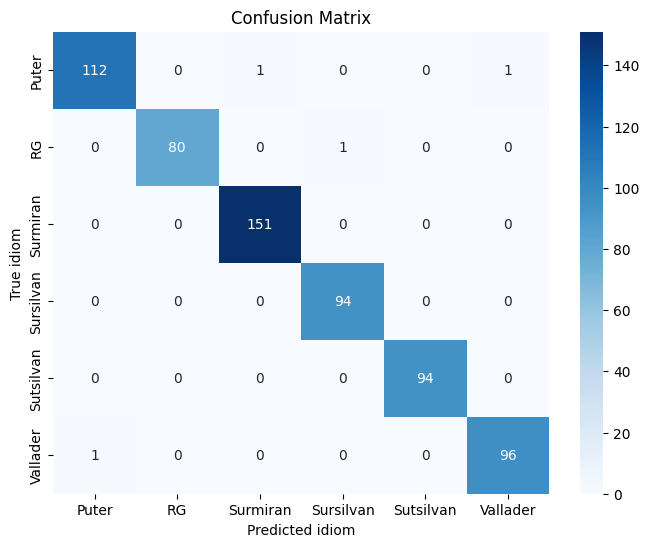
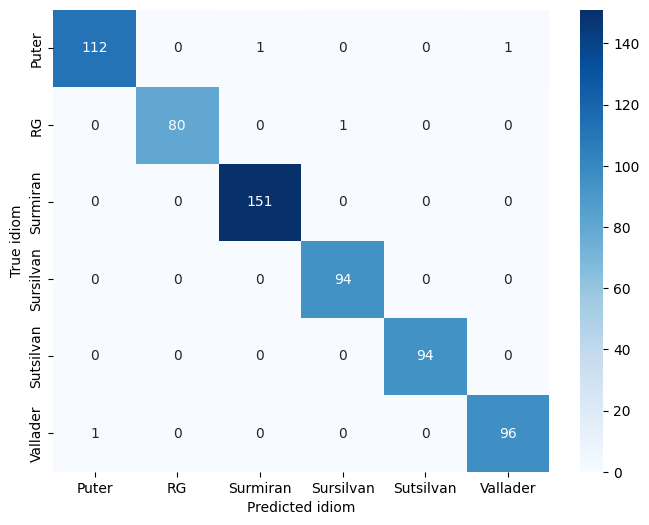
Unified diff of the notebook cell whose output changed from the first chart to the second:
--- before
+++ after
@@ -21,4 +21,3 @@
 plt.figure(figsize=(8, 6))
 sns.heatmap(cm_df, annot=True, fmt='d', cmap='Blues')
-plt.title('Confusion Matrix')
 plt.show()

Commit: final changes